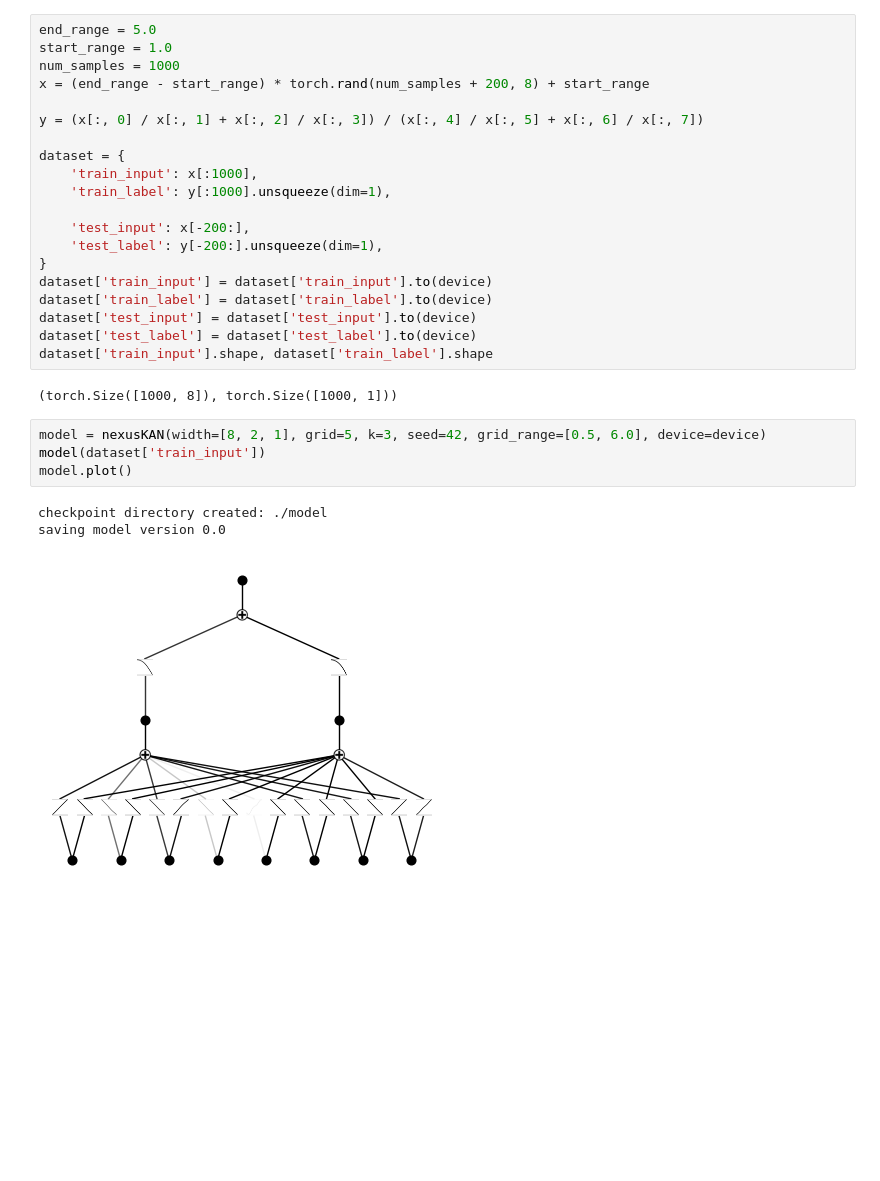
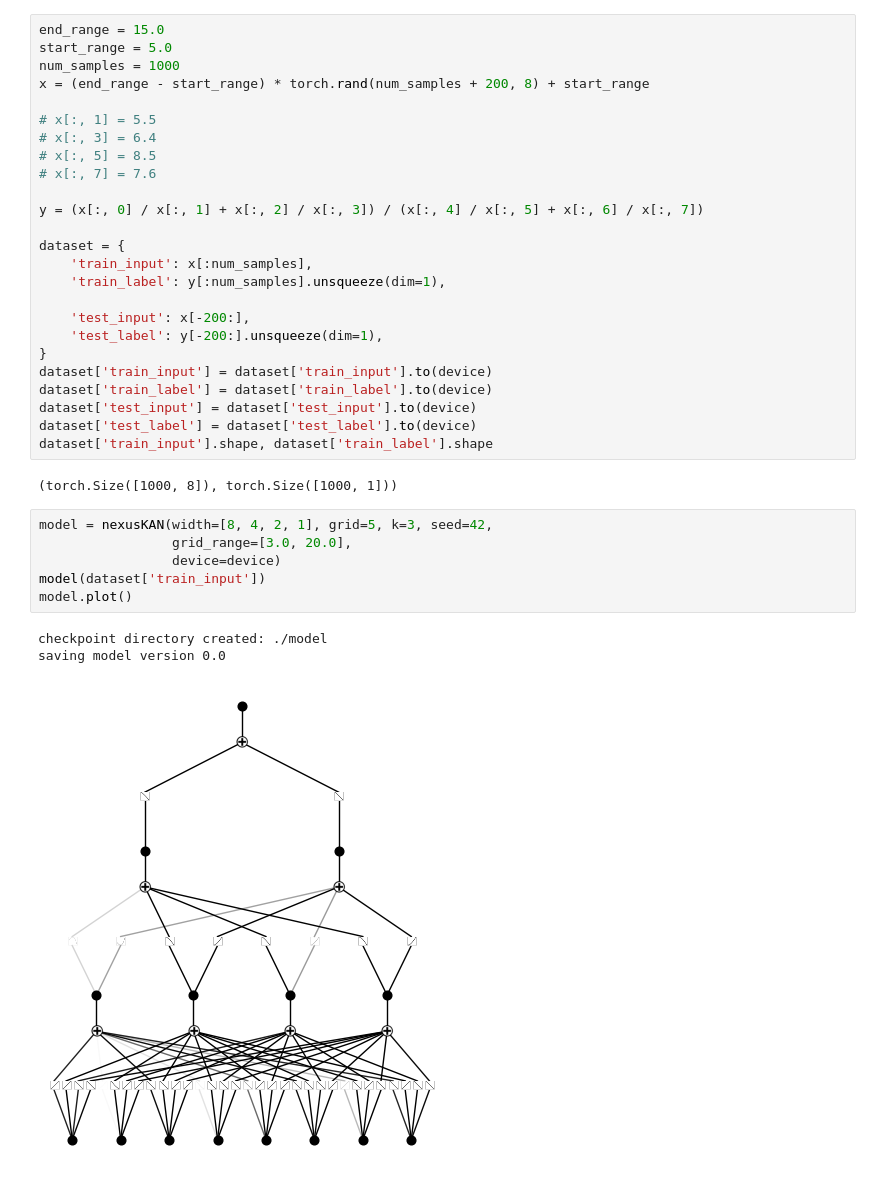
Before and after one commit to shdaig/NexusAriadne, a Jupyter notebook: kan_prod_group.ipynb, the cells around one changed output. Cells and saved outputs as stored; diff of their text form; blank space fills up the shorter version.

```diff
--- a/kan_prod_group.ipynb
+++ b/kan_prod_group.ipynb
@@ -613,16 +764,21 @@ tensor([[[0., 1.]],
 # %% [markdown]
 ## $y = \frac{\frac{x_0}{x_1} + \frac{x_2}{x_3}}{\frac{x_4}{x_5} + \frac{x_6}{x_7}}$
 # %%
-end_range = 5.0
-start_range = 1.0
+end_range = 15.0
+start_range = 5.0
 num_samples = 1000
 x = (end_range - start_range) * torch.rand(num_samples + 200, 8) + start_range
+
+# x[:, 1] = 5.5
+# x[:, 3] = 6.4
+# x[:, 5] = 8.5
+# x[:, 7] = 7.6
 
 y = (x[:, 0] / x[:, 1] + x[:, 2] / x[:, 3]) / (x[:, 4] / x[:, 5] + x[:, 6] / x[:, 7])
 
 dataset = {
-    'train_input': x[:1000],
-    'train_label': y[:1000].unsqueeze(dim=1),
+    'train_input': x[:num_samples],
+    'train_label': y[:num_samples].unsqueeze(dim=1),
 
     'test_input': x[-200:],
     'test_label': y[-200:].unsqueeze(dim=1),
@@ -635,13 +791,15 @@ dataset['train_input'].shape, dataset['train_label'].shape
 # %% [output]
 (torch.Size([1000, 8]), torch.Size([1000, 1]))
 # %%
-model = nexusKAN(width=[8, 2, 1], grid=5, k=3, seed=42, grid_range=[0.5, 6.0], device=device)
+model = nexusKAN(width=[8, 4, 2, 1], grid=5, k=3, seed=42,
+                 grid_range=[3.0, 20.0],
+                 device=device)
 model(dataset['train_input'])
 model.plot()
 # %% [output]
 checkpoint directory created: ./model
 saving model version 0.0
-[figure, old version]
+[figure, new version]
 # %%
 fit_model(model=model,
           dataset=dataset,
```
Also changed, not shown: parts of 24 cells of this notebook, 1 other file.
